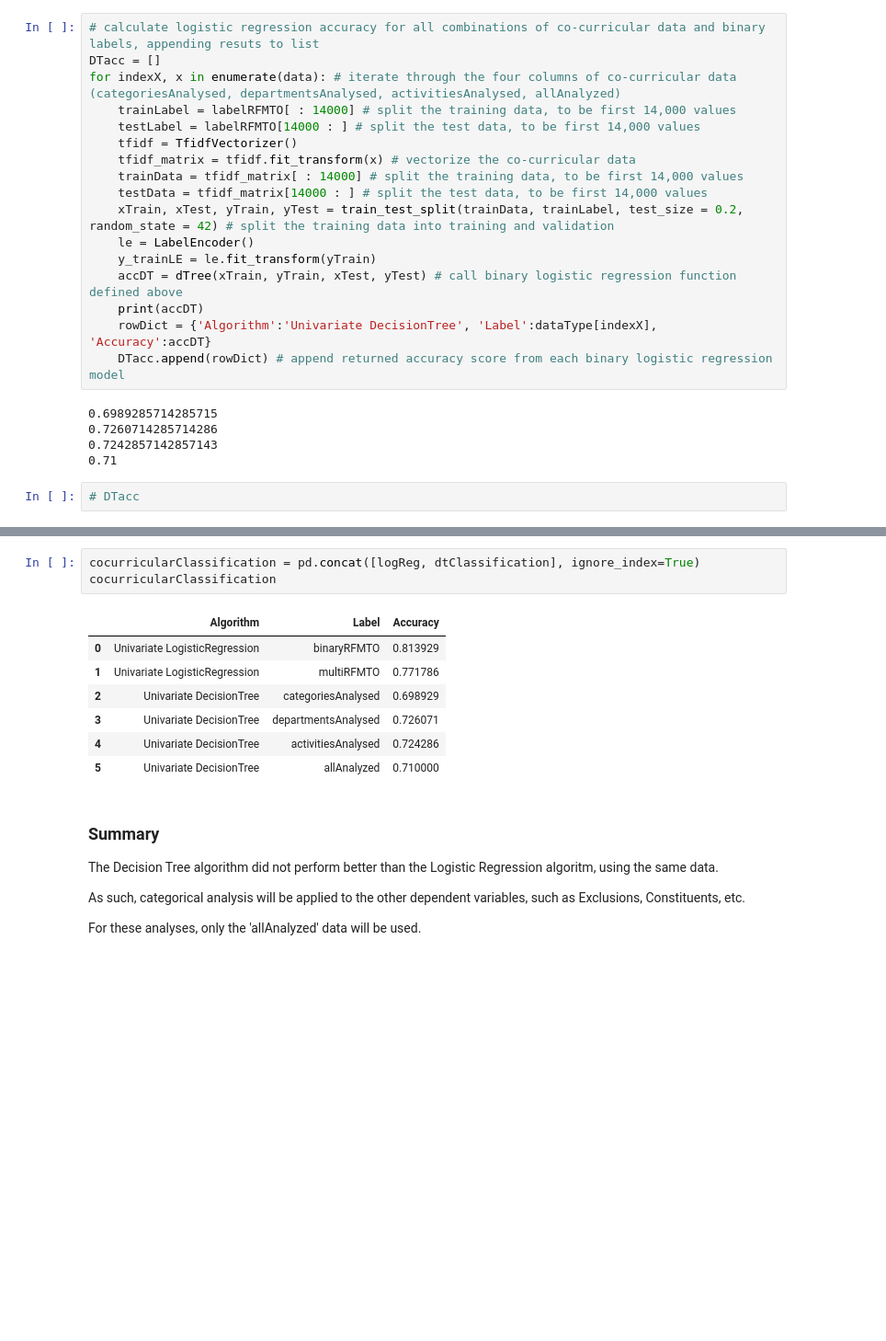
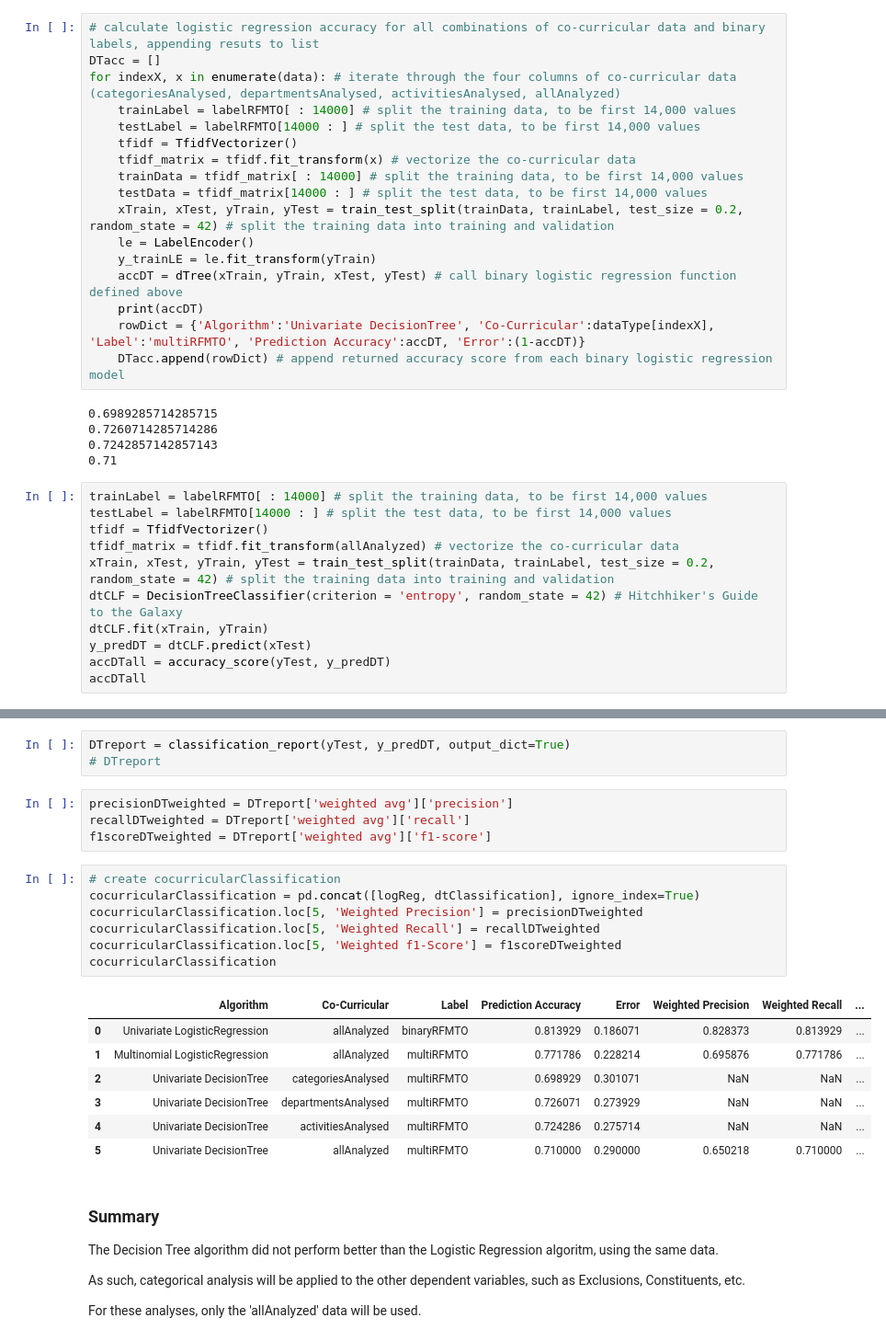
Before and after one commit to brianvansteen/cocurricularClassification, a Jupyter notebook: cocurricularClassification.ipynb, the cells around one changed output, grey strips where cells are left out. Shown at 92% size. Drawn from its saved outputs; the diff is of its cells as text; blank space fills up the shorter version.

```diff
--- a/cocurricularClassification.ipynb
+++ b/cocurricularClassification.ipynb
@@ -982,7 +1088,7 @@ for indexX, x in enumerate(data): # iterate through the four columns of co-curri
     y_trainLE = le.fit_transform(yTrain)
     accDT = dTree(xTrain, yTrain, xTest, yTest) # call binary logistic regression function defined above
     print(accDT)
-    rowDict = {'Algorithm':'Univariate DecisionTree', 'Label':dataType[indexX], 'Accuracy':accDT}
+    rowDict = {'Algorithm':'Univariate DecisionTree', 'Co-Curricular':dataType[indexX], 'Label':'multiRFMTO', 'Prediction Accuracy':accDT, 'Error':(1-accDT)}
     DTacc.append(rowDict) # append returned accuracy score from each binary logistic regression model
 # %% [output]
 0.6989285714285715
@@ -990,4 +1096,13 @@ for indexX, x in enumerate(data): # iterate through the four columns of co-curri
 0.7242857142857143
 0.71
 # %%
-# DTacc
+trainLabel = labelRFMTO[ : 14000] # split the training data, to be first 14,000 values
+testLabel = labelRFMTO[14000 : ] # split the test data, to be first 14,000 values
+tfidf = TfidfVectorizer()
+tfidf_matrix = tfidf.fit_transform(allAnalyzed) # vectorize the co-curricular data
+xTrain, xTest, yTrain, yTest = train_test_split(trainData, trainLabel, test_size = 0.2, random_state = 42) # split the training data into training and validation
+dtCLF = DecisionTreeClassifier(criterion = 'entropy', random_state = 42) # Hitchhiker's Guide to the Galaxy
+dtCLF.fit(xTrain, yTrain)
+y_predDT = dtCLF.predict(xTest)
+accDTall = accuracy_score(yTest, y_predDT)
+accDTall
@@ -1004,14 +1157,25 @@ dtClassification
+# %%
+DTreport = classification_report(yTest, y_predDT, output_dict=True)
+# DTreport
+# %%
+precisionDTweighted = DTreport['weighted avg']['precision']
+recallDTweighted = DTreport['weighted avg']['recall']
+f1scoreDTweighted = DTreport['weighted avg']['f1-score']
 # %%
+# create cocurricularClassification
 cocurricularClassification = pd.concat([logReg, dtClassification], ignore_index=True)
+cocurricularClassification.loc[5, 'Weighted Precision'] = precisionDTweighted
+cocurricularClassification.loc[5, 'Weighted Recall'] = recallDTweighted
+cocurricularClassification.loc[5, 'Weighted f1-Score'] = f1scoreDTweighted
 cocurricularClassification
 # %% [output]
-|  | Algorithm | Label | Accuracy |
-| 0 | Univariate LogisticRegression | binaryRFMTO | 0.813929 |
-| 1 | Univariate LogisticRegression | multiRFMTO | 0.771786 |
-| 2 | Univariate DecisionTree | categoriesAnalysed | 0.698929 |
-| 3 | Univariate DecisionTree | departmentsAnalysed | 0.726071 |
-| 4 | Univariate DecisionTree | activitiesAnalysed | 0.724286 |
-| 5 | Univariate DecisionTree | allAnalyzed | 0.710000 |
+|  | Algorithm | Co-Curricular | Label | Prediction Accuracy | Error | Weighted Precision | Weighted Recall | ... |
+| 0 | Univariate LogisticRegression | allAnalyzed | binaryRFMTO | 0.813929 | 0.186071 | 0.828373 | 0.813929 | ... |
+| 1 | Multinomial LogisticRegression | allAnalyzed | multiRFMTO | 0.771786 | 0.228214 | 0.695876 | 0.771786 | ... |
+| 2 | Univariate DecisionTree | categoriesAnalysed | multiRFMTO | 0.698929 | 0.301071 | NaN | NaN | ... |
+| 3 | Univariate DecisionTree | departmentsAnalysed | multiRFMTO | 0.726071 | 0.273929 | NaN | NaN | ... |
+| 4 | Univariate DecisionTree | activitiesAnalysed | multiRFMTO | 0.724286 | 0.275714 | NaN | NaN | ... |
+| 5 | Univariate DecisionTree | allAnalyzed | multiRFMTO | 0.710000 | 0.290000 | 0.650218 | 0.710000 | ... |
 # %% [markdown]
 ### Summary
 
```
Also changed, not shown: parts of 65 cells of this notebook.
